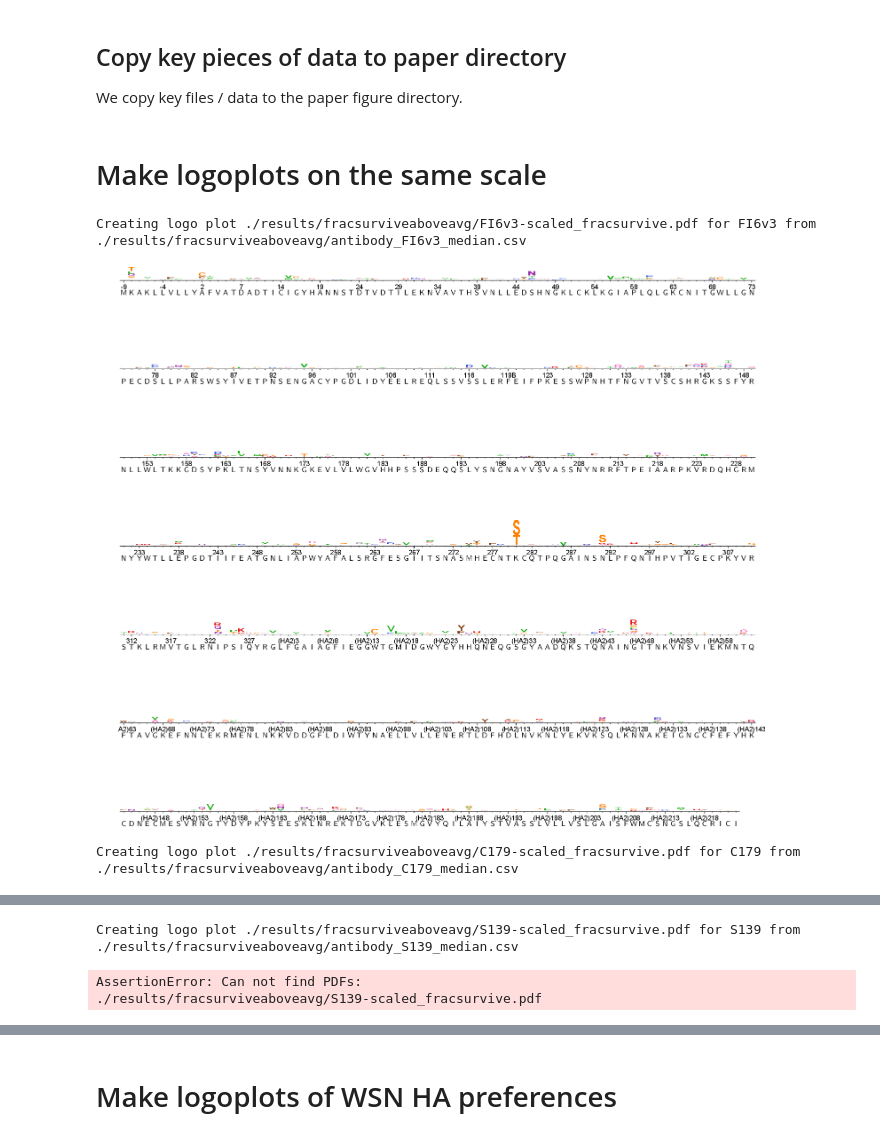
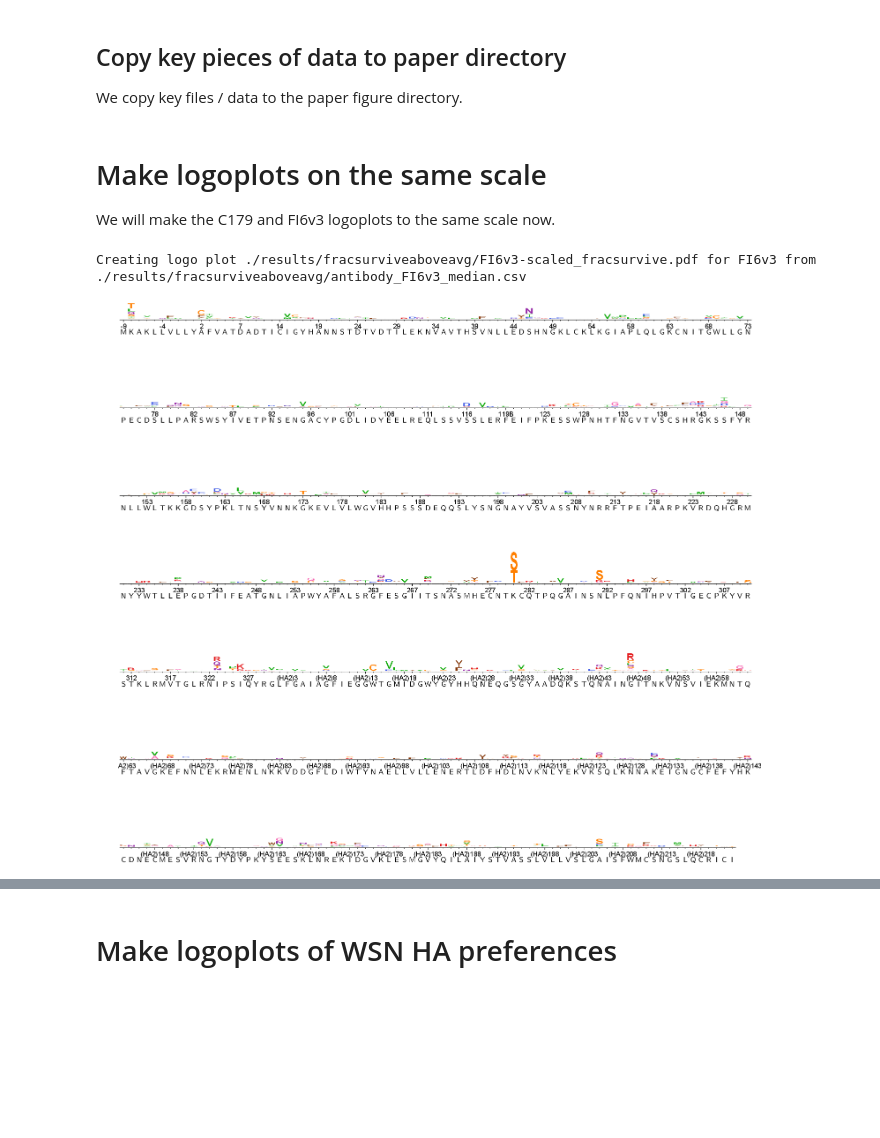
Before and after one commit to jbloomlab/HA_antibody_ease_of_escape, a Jupyter notebook: analysis_code/analysis_notebook.ipynb, the cells around one changed output, grey strips where cells are left out. Drawn from its saved outputs; the diff is of its cells as text; code cells hidden in the pictures; blank space fills up the shorter version.

```diff
--- a/analysis_code/analysis_notebook.ipynb
+++ b/analysis_code/analysis_notebook.ipynb
@@ -527,31 +527,32 @@ figsdir = '../paper/figs/'
 !cp {fracsurviveprefix}*avgfracsurvivecorr.pdf {figsdir}/corrs/
 # %% [markdown]
 # Make logoplots on the same scale
+
+We will make the C179 and FI6v3 logoplots to the same scale now.
 # %%
-bmedianfiles = [f for f in medianfiles if 'C179' in f or 'FI6v3' in f]
+bmedianfiles = [f for f in medianfiles if 'S139' in f or 'C179' in f or 'FI6v3' in f]
 # %%
 scaledlogoplots = []
 
-for f in bmedianfiles:
+for f in bmedianfiles[:1]:
     antibody = f.split('_')[1]
     abname = antibody + '-scaled'
     logoplot = os.path.join(fracsurviveaboveavgdir, '{0}_fracsurvive.pdf'.format(abname))
     scaledlogoplots.append(logoplot)
 
     print("Creating logo plot {0} for {1} from {2}".format(logoplot, antibody, f))
     log = !dms2_logoplot \
             --fracsurvive {f} \
             --name {abname} \
             --outdir {fracsurviveaboveavgdir} \
             --numberevery 5 \
             --nperline 81 \
             --underlay yes \
             --overlay1 {f} wildtype wildtype \
-            --fracsurvivemax 0.25 \
+            --fracsurvivemax 0.2 \
             --use_existing no
 
     showPDF(logoplot)
 # %% [output]
 Creating logo plot ./results/fracsurviveaboveavg/FI6v3-scaled_fracsurvive.pdf for FI6v3 from ./results/fracsurviveaboveavg/antibody_FI6v3_median.csv
-[figure, old version]
+[figure, new version]
-Creating logo plot ./results/fracsurviveaboveavg/C179-scaled_fracsurvive.pdf for C179 from ./results/fracsurviveaboveavg/antibody_C179_median.csv
@@ -559,3 +558,0 @@ Creating logo plot ./results/fracsurviveaboveavg/C179-scaled_fracsurvive.pdf for
-Creating logo plot ./results/fracsurviveaboveavg/S139-scaled_fracsurvive.pdf for S139 from ./results/fracsurviveaboveavg/antibody_S139_median.csv
-AssertionError: Can not find PDFs:
-./results/fracsurviveaboveavg/S139-scaled_fracsurvive.pdf
```
Also changed, not shown: parts of 2 cells of this notebook.
